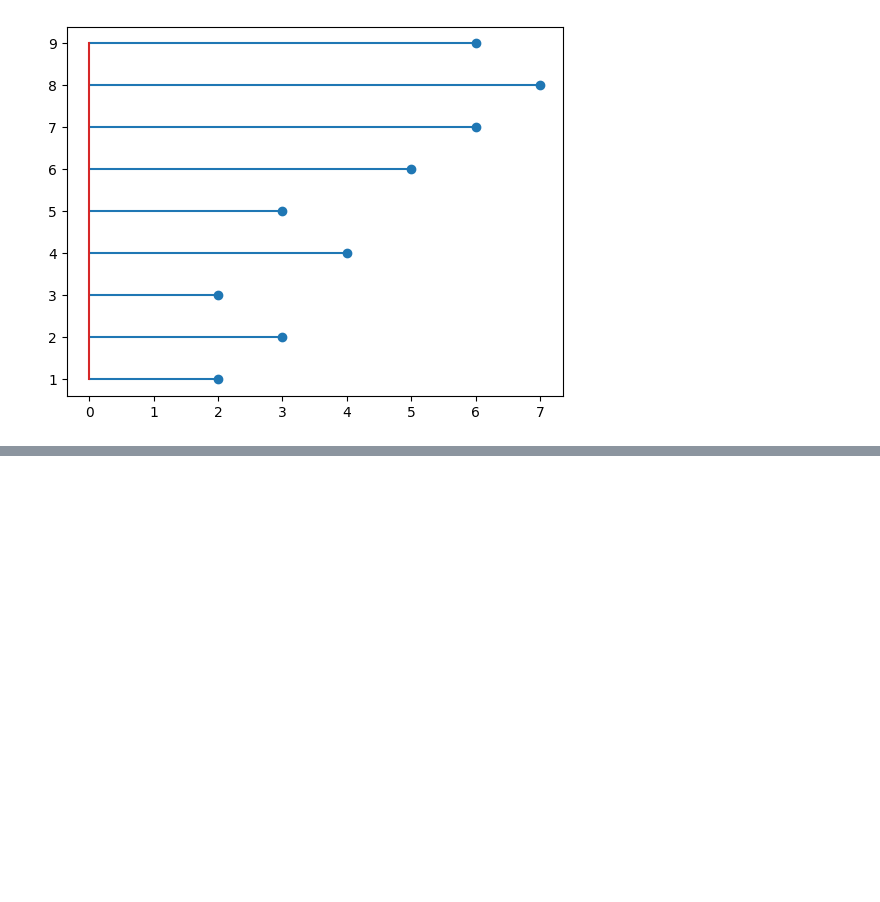
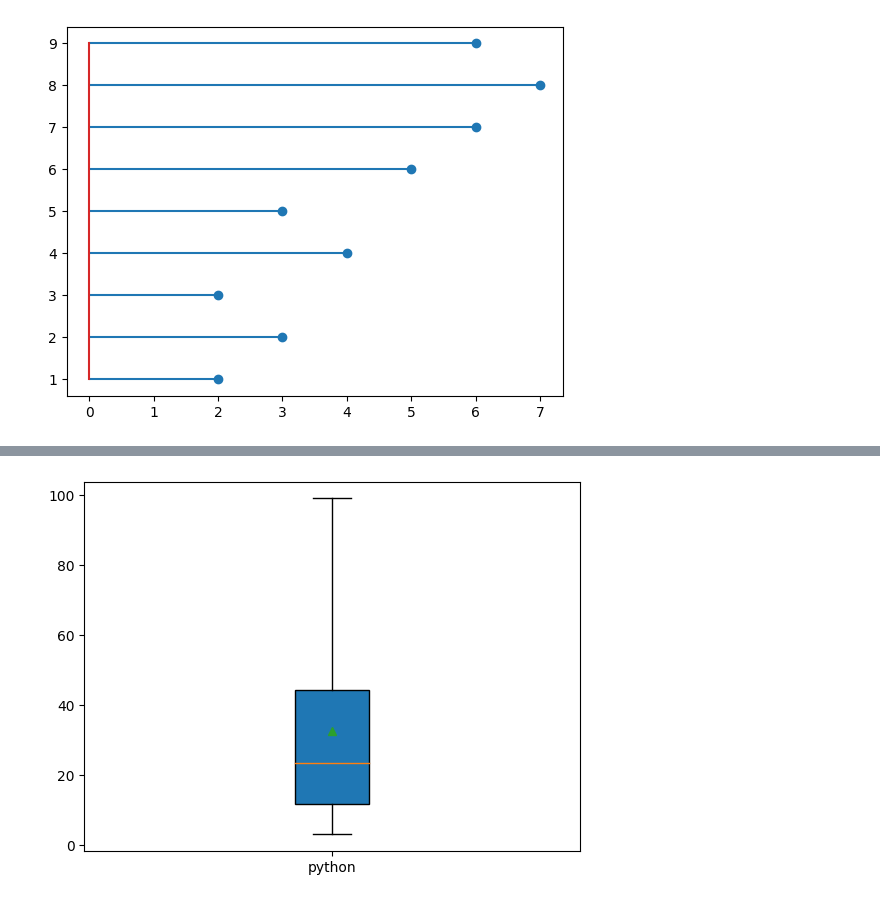
Before and after one commit to dil150898/Hotel_booking_anylisys, a Jupyter notebook: Hotel_Booking_Analysis_Capstone_Project.ipynb, the cells around one changed output, grey strips where cells are left out. Saved outputs shown, nothing was run; the diff lists cells and outputs as text; code cells hidden in the pictures; blank space fills up the shorter version.

```diff
--- a/Hotel_Booking_Analysis_Capstone_Project.ipynb
+++ b/Hotel_Booking_Analysis_Capstone_Project.ipynb
@@ -682,0 +692,5 @@ plt.show()
+# %%
+plt.boxplot(x , labels = ['python'] , patch_artist = True , showmeans = True , whis = 2)
+plt.show()
+# %% [output]
+[figure, added]
```
Also changed, not shown: parts of 18 cells of this notebook.
